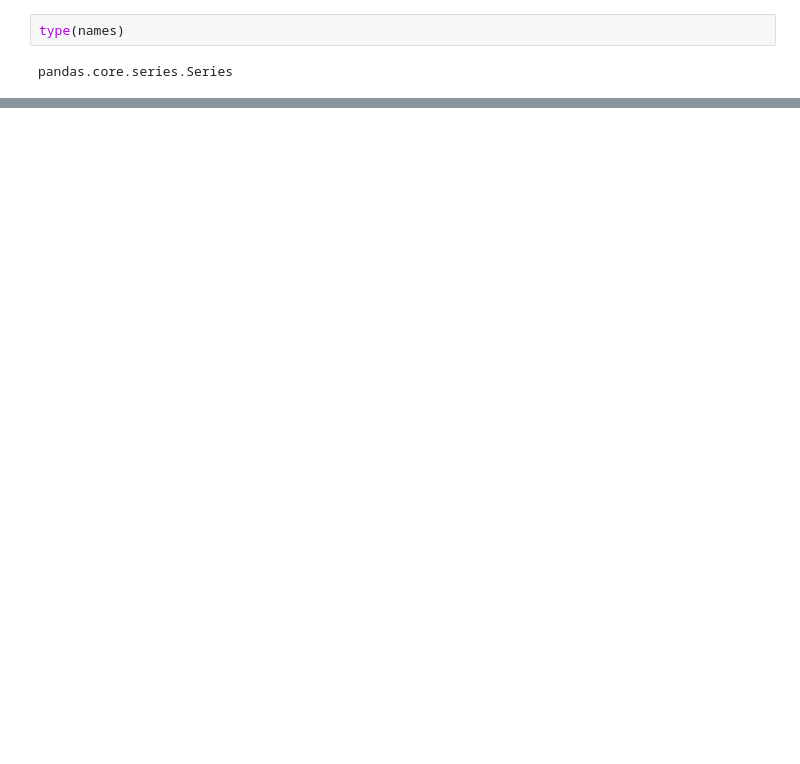
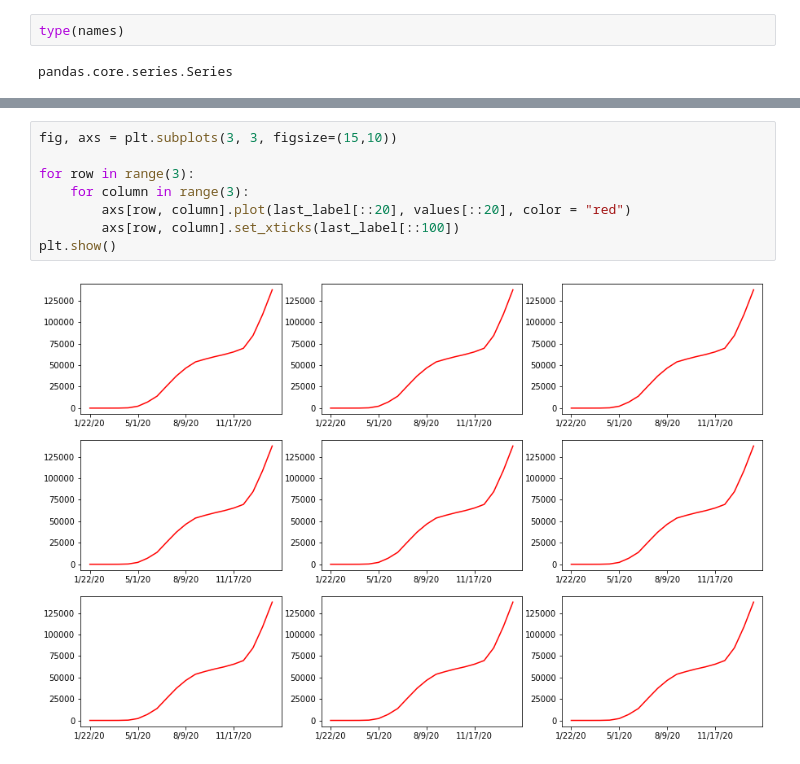
Before and after one commit to dtekluva/cohort7, a Jupyter notebook: data_analysis/pandas_tut.ipynb, the cells around one changed output, grey strips where cells are left out. Drawn from its saved outputs; the diff is of its cells as text; blank space fills up the shorter version.

```diff
--- a/data_analysis/pandas_tut.ipynb
+++ b/data_analysis/pandas_tut.ipynb
@@ -49,0 +170,10 @@ Name: 1, dtype: object
+# %%
+fig, axs = plt.subplots(3, 3, figsize=(15,10))
+
+for row in range(3):
+    for column in range(3):
+        axs[row, column].plot(last_label[::20], values[::20], color = "red")
+        axs[row, column].set_xticks(last_label[::100])
+plt.show()
+# %% [output]
+[figure, added]
```
Also changed, not shown: parts of 21 cells of this notebook, 2 other files.
